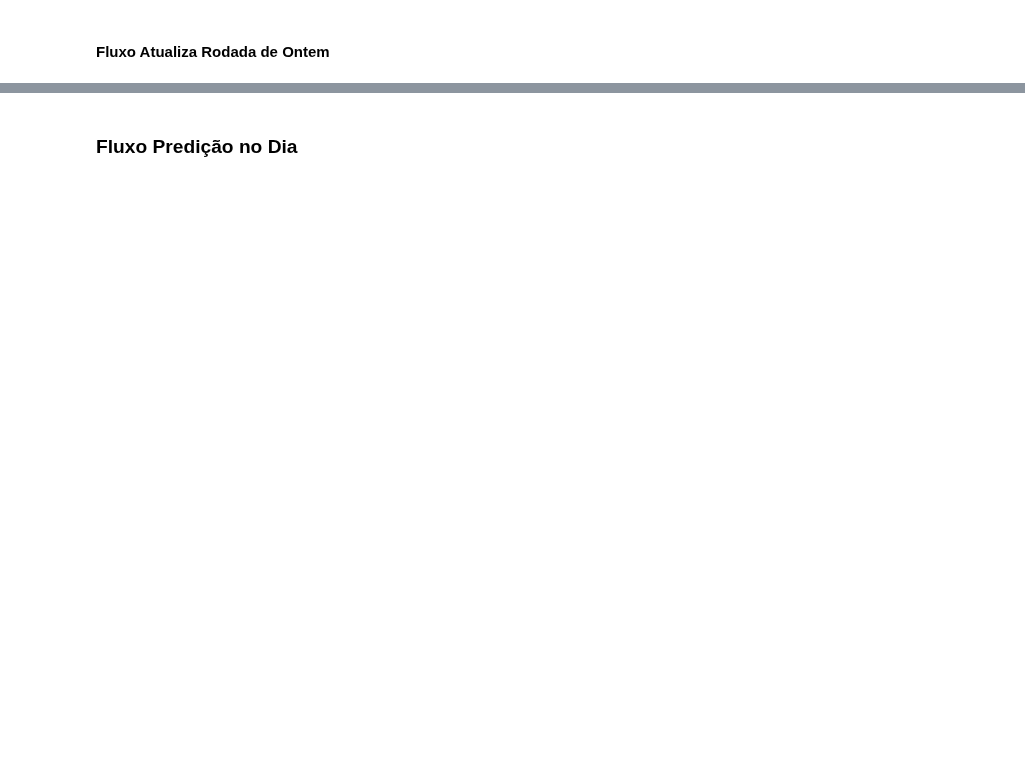
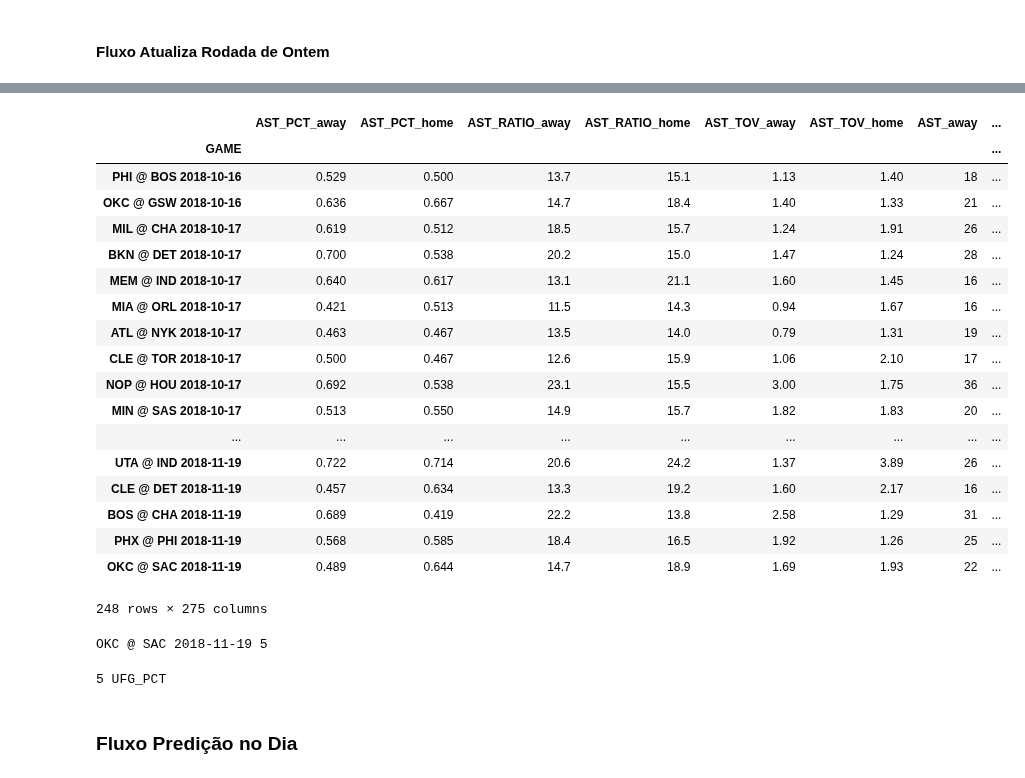
Before and after one commit to rafaelgasp/nba_games, a Jupyter notebook: deploy/Deploy.ipynb, the cells around one changed output, grey strips where cells are left out. Saved outputs shown, nothing was run; the diff lists cells and outputs as text; code cells hidden in the pictures; blank space fills up the shorter version.

```diff
--- a/deploy/Deploy.ipynb
+++ b/deploy/Deploy.ipynb
@@ -73,0 +71,30 @@ all_games.to_csv("all_games_nba_18_19_" + datetime.today().strftime('%d-%m-%Y')
+# %%
+all_games.set_index("GAME")
+# %% [output]
+|  | AST_PCT_away | AST_PCT_home | AST_RATIO_away | AST_RATIO_home | AST_TOV_away | AST_TOV_home | AST_away | ... |
+| GAME |  |  |  |  |  |  |  | ... |
+| PHI @ BOS 2018-10-16 | 0.529 | 0.500 | 13.7 | 15.1 | 1.13 | 1.40 | 18 | ... |
+| OKC @ GSW 2018-10-16 | 0.636 | 0.667 | 14.7 | 18.4 | 1.40 | 1.33 | 21 | ... |
+| MIL @ CHA 2018-10-17 | 0.619 | 0.512 | 18.5 | 15.7 | 1.24 | 1.91 | 26 | ... |
+| BKN @ DET 2018-10-17 | 0.700 | 0.538 | 20.2 | 15.0 | 1.47 | 1.24 | 28 | ... |
+| MEM @ IND 2018-10-17 | 0.640 | 0.617 | 13.1 | 21.1 | 1.60 | 1.45 | 16 | ... |
+| MIA @ ORL 2018-10-17 | 0.421 | 0.513 | 11.5 | 14.3 | 0.94 | 1.67 | 16 | ... |
+| ATL @ NYK 2018-10-17 | 0.463 | 0.467 | 13.5 | 14.0 | 0.79 | 1.31 | 19 | ... |
+| CLE @ TOR 2018-10-17 | 0.500 | 0.467 | 12.6 | 15.9 | 1.06 | 2.10 | 17 | ... |
+| NOP @ HOU 2018-10-17 | 0.692 | 0.538 | 23.1 | 15.5 | 3.00 | 1.75 | 36 | ... |
+| MIN @ SAS 2018-10-17 | 0.513 | 0.550 | 14.9 | 15.7 | 1.82 | 1.83 | 20 | ... |
+| ... | ... | ... | ... | ... | ... | ... | ... | ... |
+| UTA @ IND 2018-11-19 | 0.722 | 0.714 | 20.6 | 24.2 | 1.37 | 3.89 | 26 | ... |
+| CLE @ DET 2018-11-19 | 0.457 | 0.634 | 13.3 | 19.2 | 1.60 | 2.17 | 16 | ... |
+| BOS @ CHA 2018-11-19 | 0.689 | 0.419 | 22.2 | 13.8 | 2.58 | 1.29 | 31 | ... |
+| PHX @ PHI 2018-11-19 | 0.568 | 0.585 | 18.4 | 16.5 | 1.92 | 1.26 | 25 | ... |
+| OKC @ SAC 2018-11-19 | 0.489 | 0.644 | 14.7 | 18.9 | 1.69 | 1.93 | 22 | ... |
+248 rows × 275 columns
+# %%
+teste = data_prep_functions.gera_last_N_games(all_games, all_games.drop(['FATIGUE'],axis=1, errors="ignore"))
+# %% [output]
+OKC @ SAC 2018-11-19 5
+# %%
+teste2 = data_prep_functions.variaveis_delta(teste, to_predict = False)
+# %% [output]
+5 UFG_PCT
```
Also changed, not shown: parts of 13 cells of this notebook, 8 other files.
